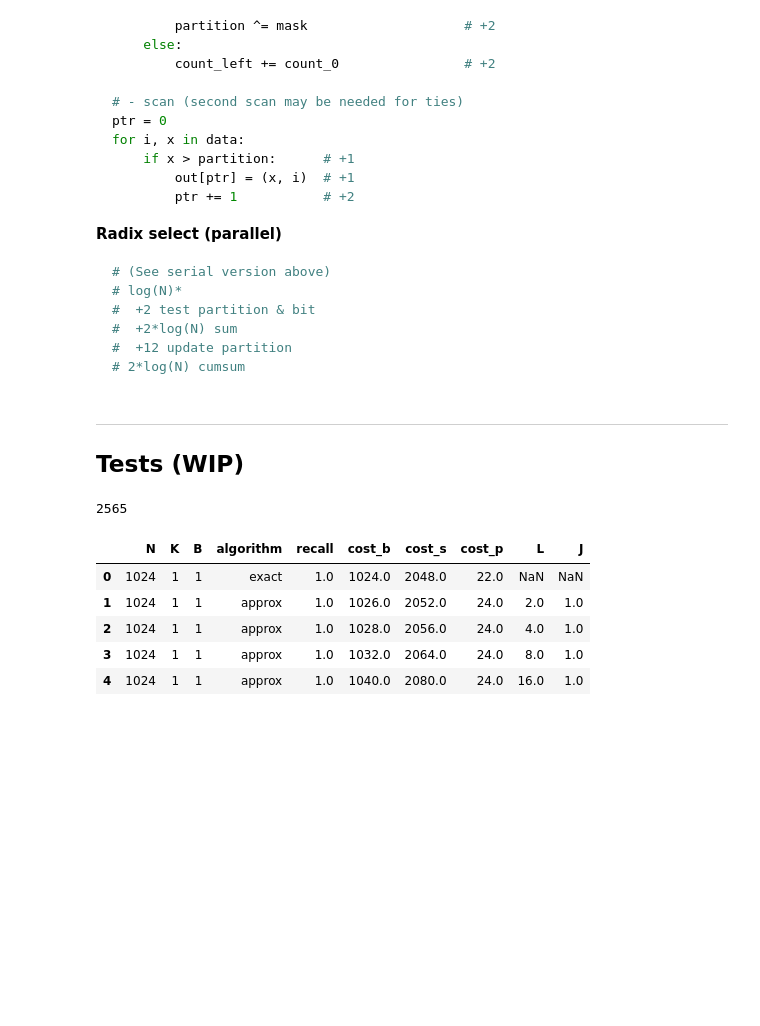
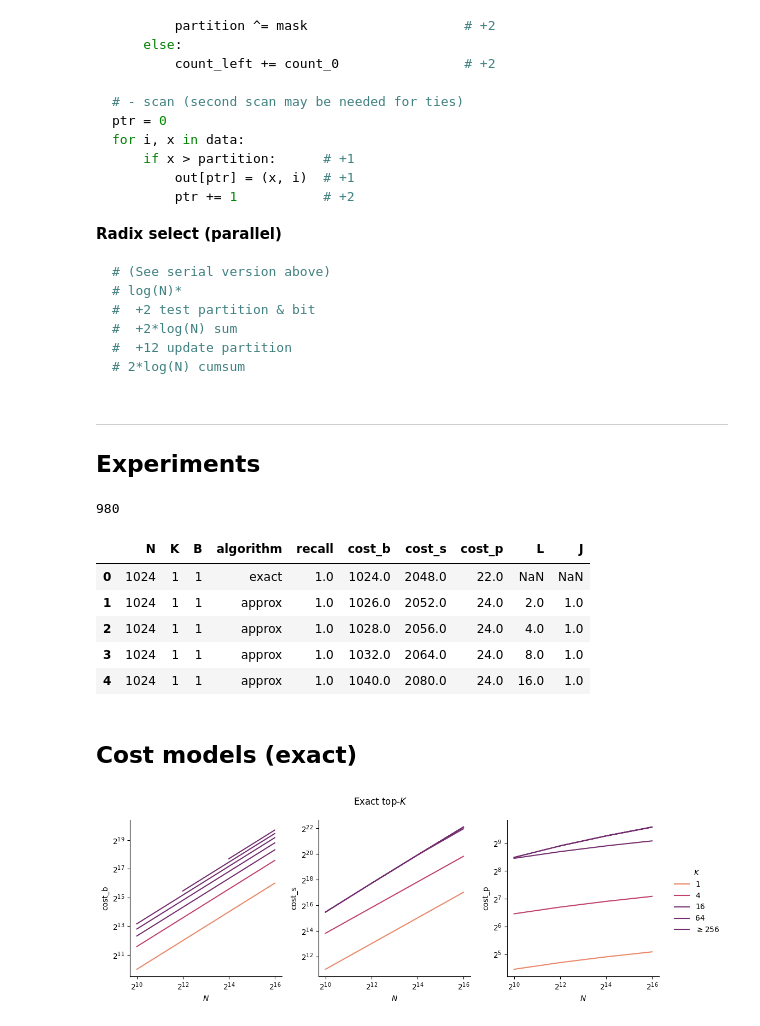
Before and after one commit to graphcore-research/pytorch-approx-topk, a Jupyter notebook: notebooks/20240906-modelling.ipynb, the cells around one changed output. Drawn from its saved outputs; the diff is of its cells as text; code cells hidden in the pictures; blank space fills up the shorter version.

Commit message:
Update models

````diff
--- a/notebooks/20240906-modelling.ipynb
+++ b/notebooks/20240906-modelling.ipynb
@@ -111,23 +113,38 @@ for i, x in data:
 #  +12 update partition
 # 2*log(N) cumsum
 ```
-# %% [markdown]
----
-
-## Tests (WIP)
+# %% [markdown]
+---
+
+## Experiments
 # %%
 from collections import Counter
+from functools import lru_cache
 from math import log2
 import random
-import scipy.stats
-import pandas as pd
 from typing import Any, Iterable
-import seaborn as sns
+
 import matplotlib
 import matplotlib.pyplot as plt
-from functools import lru_cache
 import numpy as np
+import pandas as pd
+import scipy.stats
+import seaborn as sns
+
 matplotlib.rcParams.update({"legend.frameon": False, "axes.spines.right": False, "axes.spines.top": False})
+
+class LogPaletteMap:
+    def __init__(self, values: np.ndarray, n: int):
+        self.palette = sns.color_palette("flare", n_colors=n)
+        self.logV_to_hue = {
+            logV: self.palette[min(logV, len(self.palette) - 1)]
+            for logV in sorted(map(int, np.log2(values.dropna().unique())))}
+
+    def __call__(self, value: float) -> tuple[float, float, float]:
+        return self.logV_to_hue[int(np.log2(value))]
+
+    def map_legend(self, handles: list[object], labels: list[str]) -> tuple[list[object], list[str]]:
+        return handles[:len(self.palette)], labels[:len(self.palette) - 1] + [f"$\\geq${labels[len(self.palette) - 1]}"]
 
 
 @lru_cache(maxsize=2**24)
@@ -208,18 +225,37 @@ def _analyse(N: int, K: int, B: int) -> Iterable[dict[str, Any]]:
 
 df = pd.DataFrame.from_records(
     dict(N=N, K=K, B=B, **m)
-    for N in [2**i for i in range(10, 20)][:6]
-    for K in [2**i for i in range(0, int(log2(N)))]
+    for N in [2**i for i in [10, 12, 14, 16]]
+    for K in [2**i for i in range(0, int(log2(N)), 2)]
     for B in [1]
     for m in _analyse(N=N, K=K, B=B)
 )
 print(len(df))
 df.head()
 # %% [output]
-2565
+980
 |  | N | K | B | algorithm | recall | cost_b | cost_s | cost_p | L | J |
 | 0 | 1024 | 1 | 1 | exact | 1.0 | 1024.0 | 2048.0 | 22.0 | NaN | NaN |
 | 1 | 1024 | 1 | 1 | approx | 1.0 | 1026.0 | 2052.0 | 24.0 | 2.0 | 1.0 |
 | 2 | 1024 | 1 | 1 | approx | 1.0 | 1028.0 | 2056.0 | 24.0 | 4.0 | 1.0 |
 | 3 | 1024 | 1 | 1 | approx | 1.0 | 1032.0 | 2064.0 | 24.0 | 8.0 | 1.0 |
 | 4 | 1024 | 1 | 1 | approx | 1.0 | 1040.0 | 2080.0 | 24.0 | 16.0 | 1.0 |
+# %% [markdown]
+## Cost models (exact)
+# %%
+fig, axs = plt.subplots(ncols=3, figsize=(3*3.5, 4))
+palette_map = LogPaletteMap(df["K"], n=5)
+for y, ax in zip(["cost_b", "cost_s", "cost_p"], axs):
+    for K, g in df[df.algorithm=="exact"].groupby("K"):
+        ax.plot(g["N"], g[y], color=palette_map(K), label=str(K))
+    ax.set_ylabel(y)
+    ax.set_xlabel("$N$")
+    ax.set_xscale("log", base=2)
+    ax.set_yscale("log", base=2)
+    ax.set_xticks(df["N"].unique())
+
+fig.legend(*palette_map.map_legend(*axs[0].get_legend_handles_labels()), title="$K$", loc="center left", bbox_to_anchor=(1.0, 0.5))
+fig.suptitle("Exact top-$K$")
+plt.tight_layout()
+# %% [output]
+[figure, added]
````
Also changed, not shown: parts of 5 cells of this notebook.
